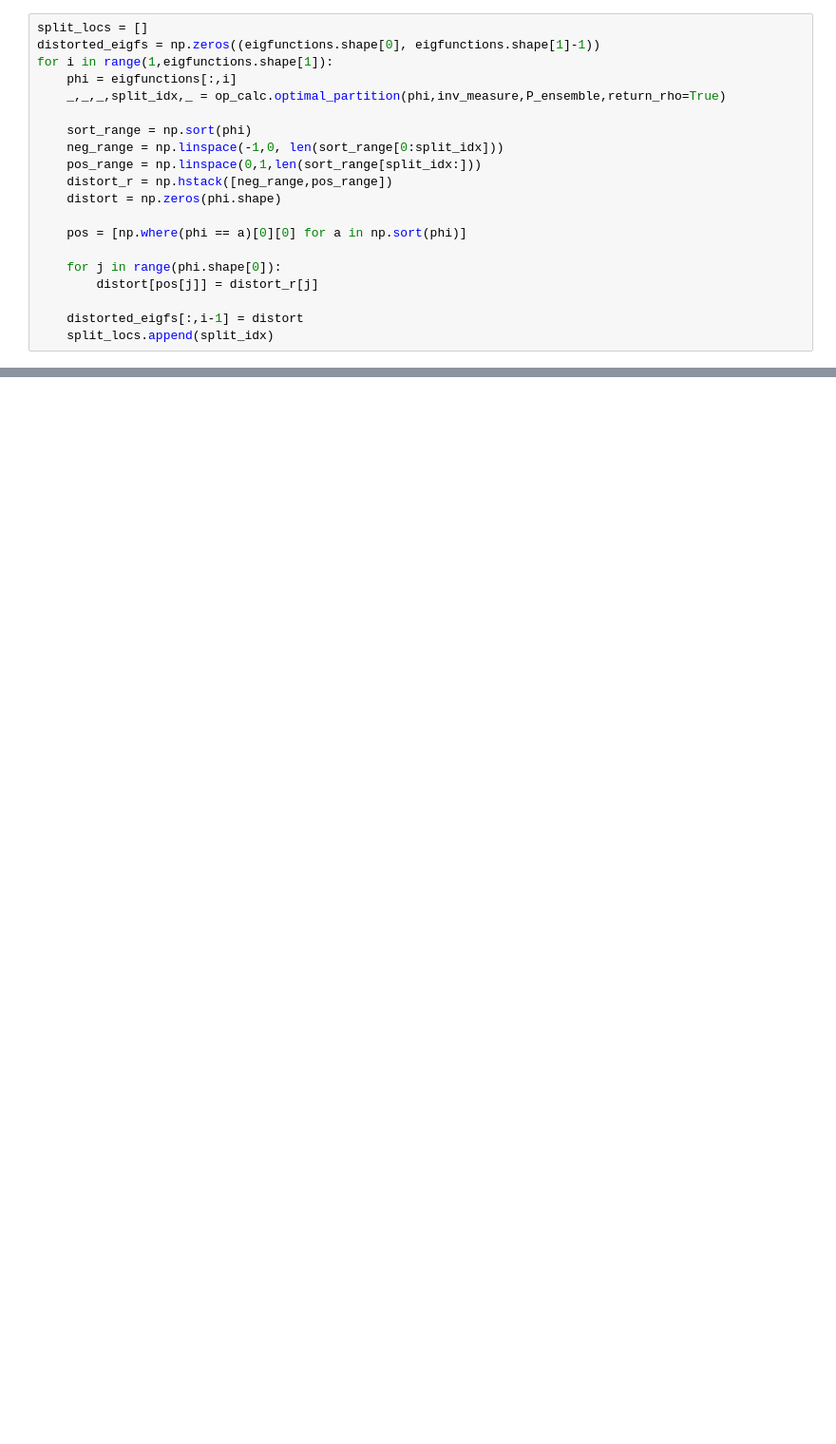
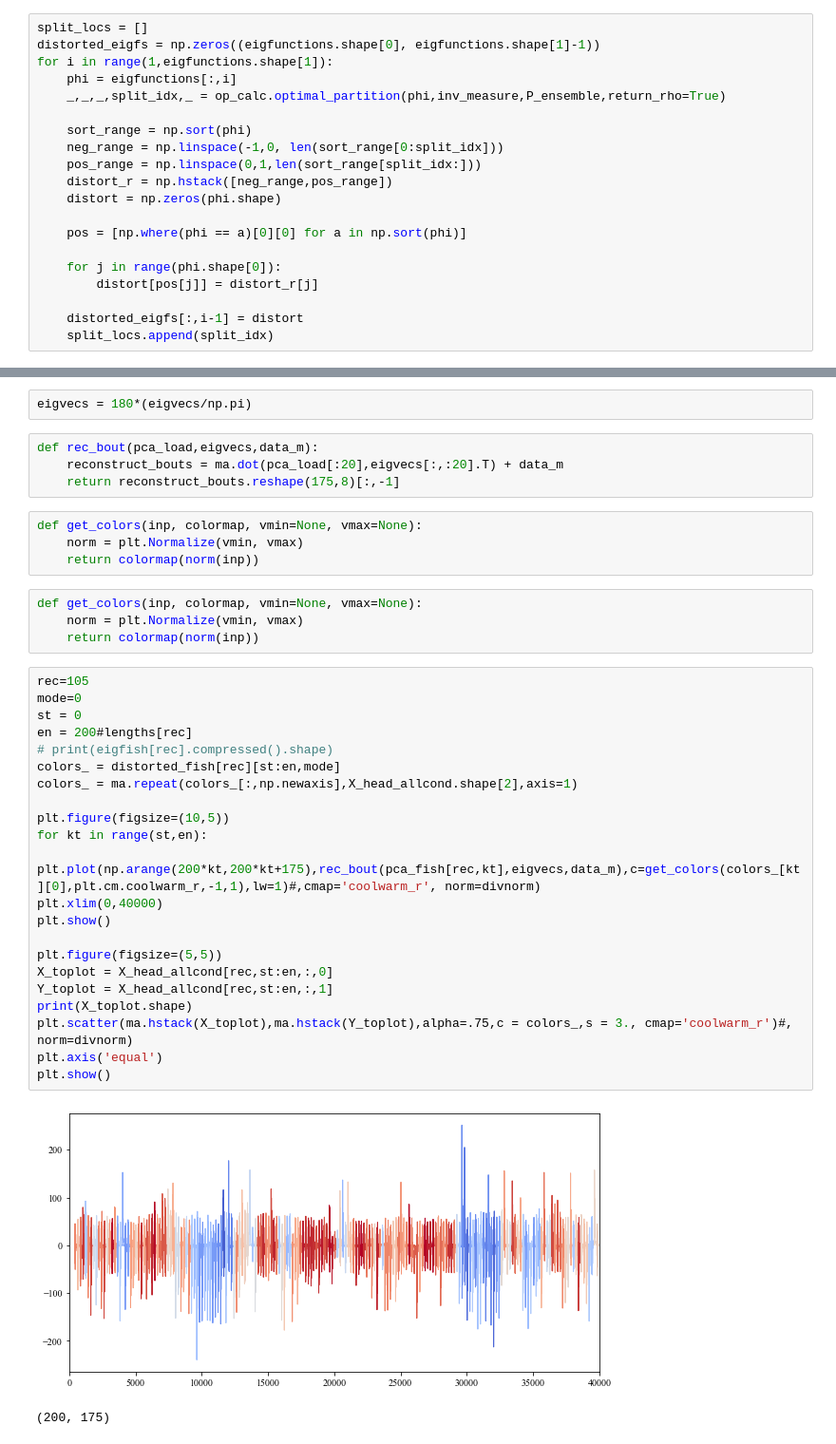
Before and after one commit to GautamSridhar/Markov_Fish, a Jupyter notebook: FigS2.ipynb, the cells around one changed output, grey strips where cells are left out. Shown at 95% size. Cells and saved outputs as stored; diff of their text form; blank space fills up the shorter version.

```diff
--- a/FigS2.ipynb
+++ b/FigS2.ipynb
@@ -1062,0 +183,39 @@ print(np.corrcoef(phi_1,ibi_labels))
+# %%
+eigvecs = 180*(eigvecs/np.pi)
+# %%
+def rec_bout(pca_load,eigvecs,data_m):
+    reconstruct_bouts = ma.dot(pca_load[:20],eigvecs[:,:20].T) + data_m
+    return reconstruct_bouts.reshape(175,8)[:,-1]
+# %%
+def get_colors(inp, colormap, vmin=None, vmax=None):
+    norm = plt.Normalize(vmin, vmax)
+    return colormap(norm(inp))
+# %%
+def get_colors(inp, colormap, vmin=None, vmax=None):
+    norm = plt.Normalize(vmin, vmax)
+    return colormap(norm(inp))
+# %%
+rec=105
+mode=0
+st = 0
+en = 200#lengths[rec]
+# print(eigfish[rec].compressed().shape)
+colors_ = distorted_fish[rec][st:en,mode]
+colors_ = ma.repeat(colors_[:,np.newaxis],X_head_allcond.shape[2],axis=1)
+
+plt.figure(figsize=(10,5))
+for kt in range(st,en):
+    plt.plot(np.arange(200*kt,200*kt+175),rec_bout(pca_fish[rec,kt],eigvecs,data_m),c=get_colors(colors_[kt][0],plt.cm.coolwarm_r,-1,1),lw=1)#,cmap='coolwarm_r', norm=divnorm)
+plt.xlim(0,40000)
+plt.show()
+
+plt.figure(figsize=(5,5))
+X_toplot = X_head_allcond[rec,st:en,:,0]
+Y_toplot = X_head_allcond[rec,st:en,:,1]
+print(X_toplot.shape)
+plt.scatter(ma.hstack(X_toplot),ma.hstack(Y_toplot),alpha=.75,c = colors_,s = 3., cmap='coolwarm_r')#, norm=divnorm)
+plt.axis('equal')
+plt.show()
+# %% [output]
+[figure, added]
+(200, 175)
```
Also changed, not shown: parts of 109 cells of this notebook, 49 other files.
